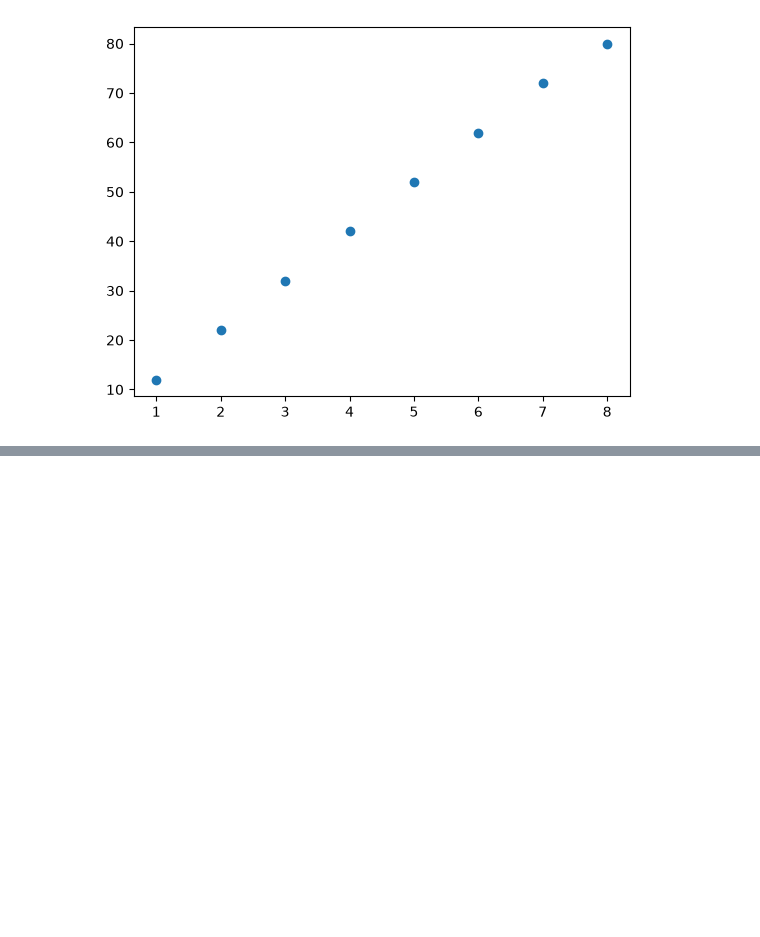
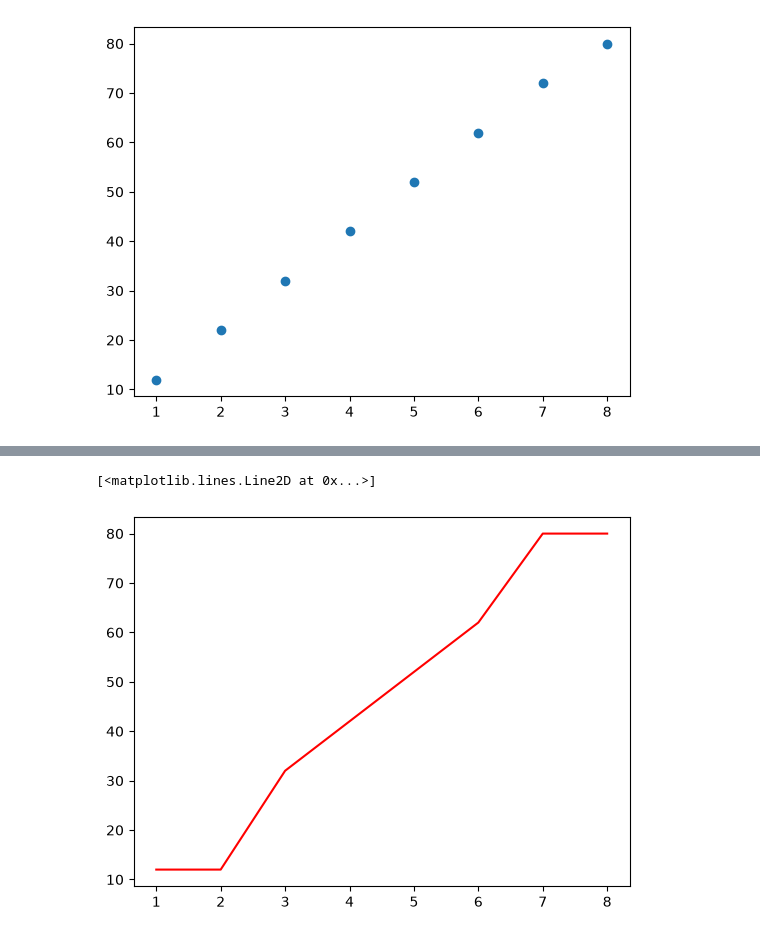
Before and after one commit to salonirajput0098-sudo/Machine_Learning, a Jupyter notebook: 6th__class.ipynb, the cells around one changed output, grey strips where cells are left out. Drawn from its saved outputs; the diff is of its cells as text; code cells hidden in the pictures; blank space fills up the shorter version.

```diff
--- a/6th__class.ipynb
+++ b/6th__class.ipynb
@@ -47,0 +49,5 @@ array([12, 12, 32, 42, 52, 62, 89, 89])
+# %%
+plt.plot(x, y_predict, color='red')
+# %% [output]
+[<matplotlib.lines.Line2D at 0x...>]
+[figure, added]
```
Also changed, not shown: parts of 5 cells of this notebook, 2 other files.
